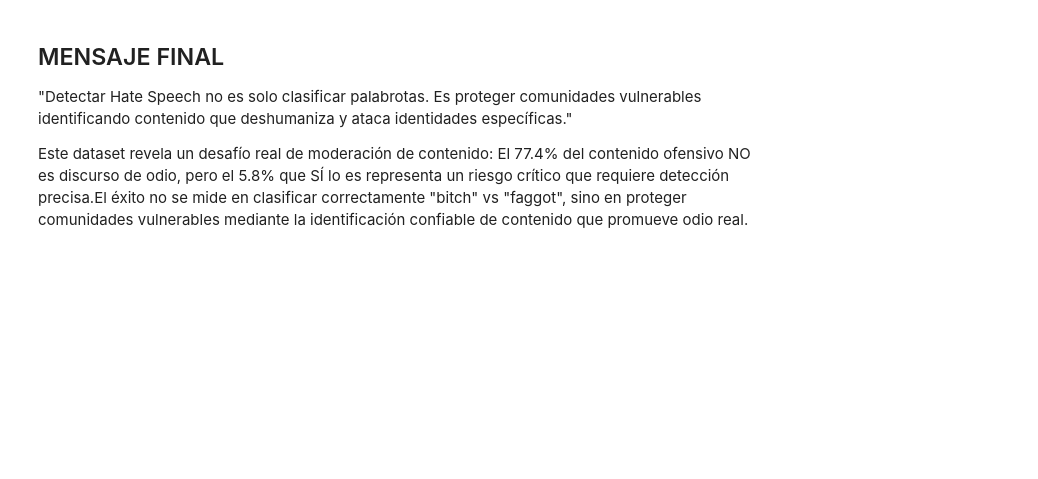
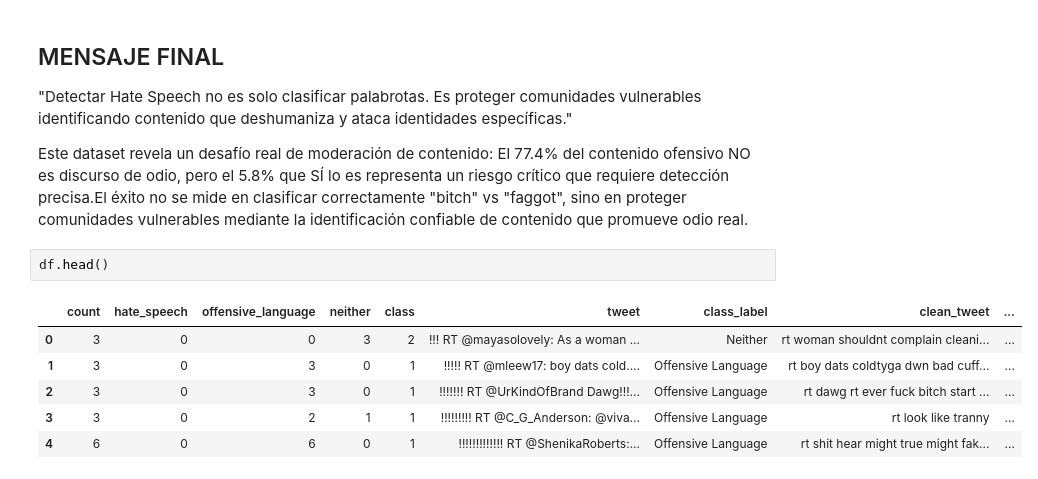
Before and after one commit to Factoria-F5-madrid/projecto6-problema-clasificacion-grupo1, a Jupyter notebook: backend/notebooks/EDA.ipynb, the cells around one changed output. Drawn from its saved outputs; the diff is of its cells as text; blank space fills up the shorter version.

```diff
--- a/backend/notebooks/EDA.ipynb
+++ b/backend/notebooks/EDA.ipynb
@@ -1008,3 +792,12 @@ Este dataset revela un desafío real de moderación de contenido:
 El 77.4% del contenido ofensivo NO es discurso de odio, pero el 5.8% que SÍ lo es representa un riesgo crítico que requiere
 detección precisa.El éxito no se mide en clasificar correctamente "bitch" vs "faggot", sino en proteger comunidades
 vulnerables mediante la identificación confiable de contenido que promueve odio real.
+# %%
+df.head()
+# %% [output]
+|  | count | hate_speech | offensive_language | neither | class | tweet | class_label | clean_tweet | ... |
+| 0 | 3 | 0 | 0 | 3 | 2 | !!! RT @mayasolovely: As a woman ... | Neither | rt woman shouldnt complain cleani... | ... |
+| 1 | 3 | 0 | 3 | 0 | 1 | !!!!! RT @mleew17: boy dats cold.... | Offensive Language | rt boy dats coldtyga dwn bad cuff... | ... |
+| 2 | 3 | 0 | 3 | 0 | 1 | !!!!!!! RT @UrKindOfBrand Dawg!!!... | Offensive Language | rt dawg rt ever fuck bitch start ... | ... |
+| 3 | 3 | 0 | 2 | 1 | 1 | !!!!!!!!! RT @C_G_Anderson: @viva... | Offensive Language | rt look like tranny | ... |
+| 4 | 6 | 0 | 6 | 0 | 1 | !!!!!!!!!!!!! RT @ShenikaRoberts:... | Offensive Language | rt shit hear might true might fak... | ... |
```
Also changed, not shown: parts of 7 cells of this notebook, 2 other files.
